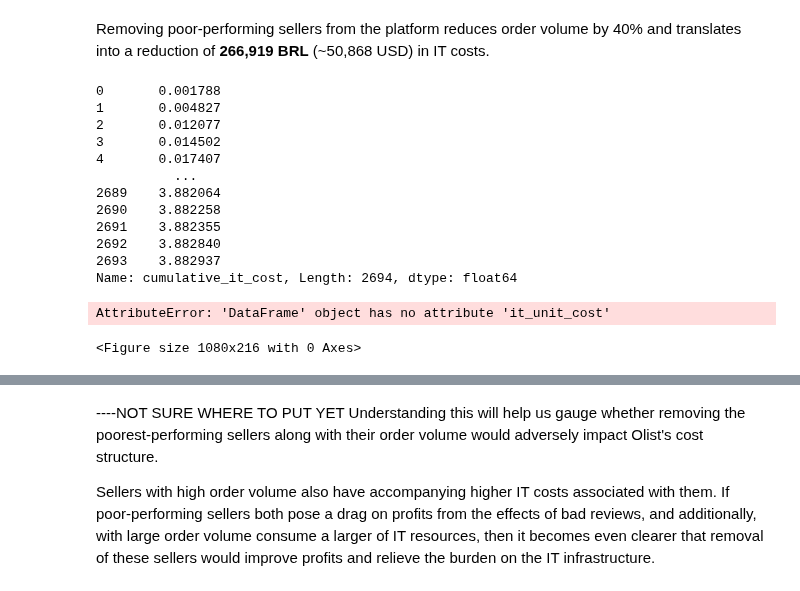
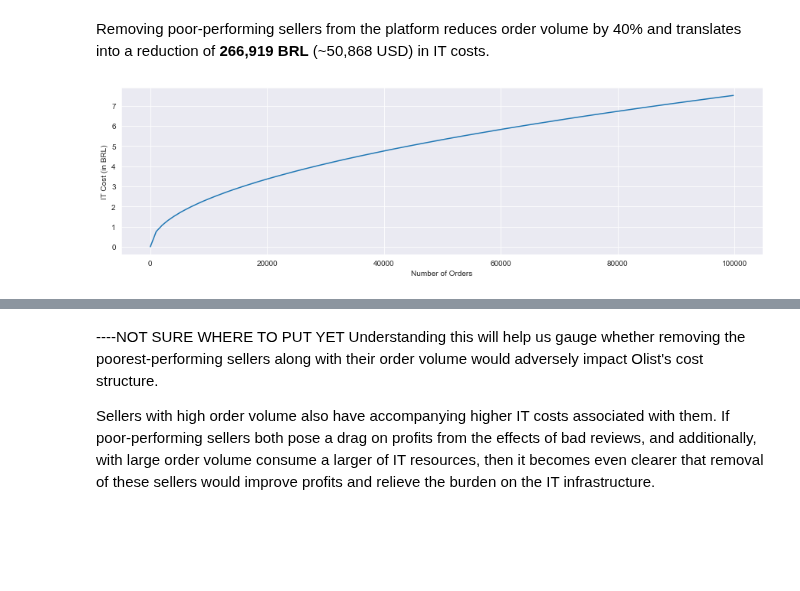
Before and after one commit to phlln/olist-analysis, a Jupyter notebook: notebooks/ceo_request-Phil-UPDATED.ipynb, the cells around one changed output, grey strips where cells are left out. Saved outputs shown, nothing was run; the diff lists cells and outputs as text; code cells hidden in the pictures; blank space fills up the shorter version.

Commit message:
Added in marginal cost curve data

```diff
--- a/notebooks/ceo_request-Phil-UPDATED.ipynb
+++ b/notebooks/ceo_request-Phil-UPDATED.ipynb
@@ -540,16 +518,0 @@ Removing poor-performing sellers from the platform reduces order volume by 40% a
-# %%
-# Average IT cost per order after removing poor performers
-sellers[sellers['impact']=='positive']['cumulative_it_cost'] / sellers[sellers['impact']=='positive']['cumulative_orders'].iat[-1]
-# %% [output]
-0       0.001788
-1       0.004827
-2       0.012077
-3       0.014502
-4       0.017407
-          ...
-2689    3.882064
-2690    3.882258
-2691    3.882355
-2692    3.882840
-2693    3.882937
-Name: cumulative_it_cost, Length: 2694, dtype: float64
@@ -559,23 +519,11 @@ sellers.it_cost.sum() / total_orders
 # %%
-#Let's plot the average IT cost curve
-x = np.linspace(1,99844, 1)
-y = sellers. / x
-
+# Our IT Cost Curve
 
 plt.figure(figsize=(15,4))
+x=np.linspace(0,99844, 100)
+y=(k)*(x**0.5)
 sns.lineplot(x=x, y=y)
-plt.xlabel('Number of orders')
-plt.ylabel('Average IT cost per order')
-plt.set_ylim(0, );
+plt.xlabel('Number of Orders')
+plt.ylabel('IT Cost (in BRL)');
+# %% [output]
+[figure, added]
-# %%
-# Average IT Cost Curve
-
-plt.figure(figsize=(15,3))
-y= sellers.it_unit_cost
-sns.lineplot(data=sellers, x='cumulative_orders', y=y)
-plt.xlabel('Number of Orders')
-plt.ylabel('IT Unit Costs (in BRL)')
-plt.suptitle('Average IT Cost Curve');
-# %% [output]
-AttributeError: 'DataFrame' object has no attribute 'it_unit_cost'
-<Figure size 1080x216 with 0 Axes>
```
Also changed, not shown: parts of 38 cells of this notebook.
